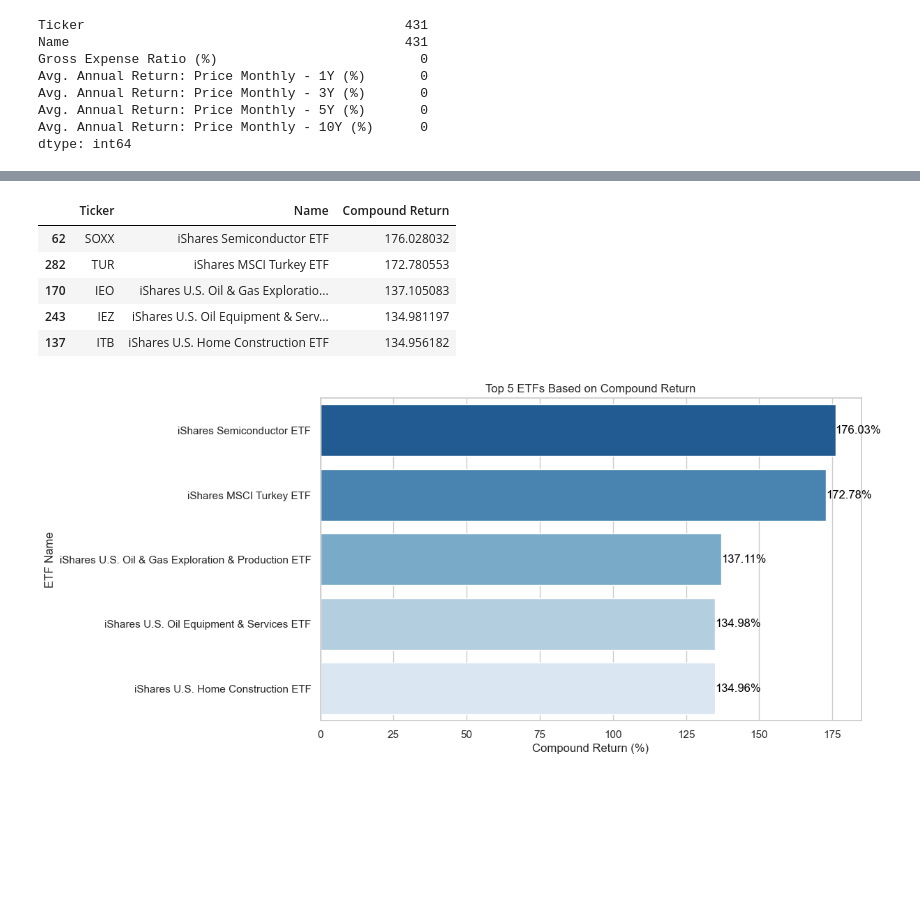
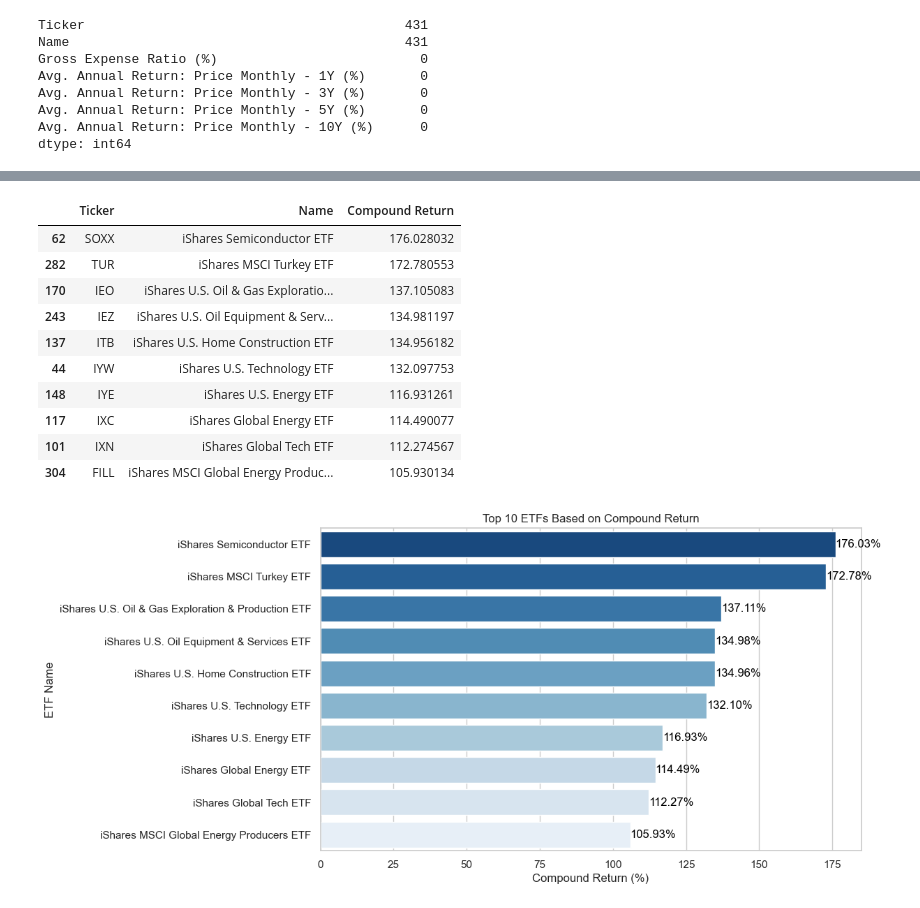
Before and after one commit to FJGM2023015/ML_Stocks_Project, a Jupyter notebook: ML_Stocks_Project.ipynb, the cells around one changed output, grey strips where cells are left out. Cells and saved outputs as stored; diff of their text form; code cells hidden in the pictures; blank space fills up the shorter version.

```diff
--- a/ML_Stocks_Project.ipynb
+++ b/ML_Stocks_Project.ipynb
@@ -326,9 +326,9 @@ df_selected['Compound Return'] = (
     (1 + df_selected["Avg. Annual Return: Price Monthly - 10Y (%)"]/1000)**10 - 1
 ) * 100
 
-# Top 5 ETFs with compound return
-top_5_compound = df_selected.sort_values(by='Compound Return', ascending=False).head(5)
-top_5_compound[['Ticker', 'Name', 'Compound Return']]
+# Top 10 ETFs with compound return
+top_10_compound = df_selected.sort_values(by='Compound Return', ascending=False).head(10)
+top_10_compound[['Ticker', 'Name', 'Compound Return']]
 # %% [output]
 |  | Ticker | Name | Compound Return |
 | 62 | SOXX | iShares Semiconductor ETF | 176.028032 |
@@ -336,20 +336,25 @@ top_5_compound[['Ticker', 'Name', 'Compound Return']]
 | 170 | IEO | iShares U.S. Oil & Gas Exploratio... | 137.105083 |
 | 243 | IEZ | iShares U.S. Oil Equipment & Serv... | 134.981197 |
 | 137 | ITB | iShares U.S. Home Construction ETF | 134.956182 |
+| 44 | IYW | iShares U.S. Technology ETF | 132.097753 |
+| 148 | IYE | iShares U.S. Energy ETF | 116.931261 |
+| 117 | IXC | iShares Global Energy ETF | 114.490077 |
+| 101 | IXN | iShares Global Tech ETF | 112.274567 |
+| 304 | FILL | iShares MSCI Global Energy Produc... | 105.930134 |
 # %%
 # Barplot
 sns.set(style="whitegrid")
 
 plt.figure(figsize=(10, 6))
-bar_plot = sns.barplot(x='Compound Return', y='Name', data=top_5_compound, palette='Blues_r')
+bar_plot = sns.barplot(x='Compound Return', y='Name', data=top_10_compound, palette='Blues_r')
 
-for index, value in enumerate(top_5_compound['Compound Return']):
+for index, value in enumerate(top_10_compound['Compound Return']):
     plt.text(value, index, f'{value:.2f}%', color='black', ha="left", va="center")
 
-plt.title('Top 5 ETFs Based on Compound Return')
+plt.title('Top 10 ETFs Based on Compound Return')
 plt.xlabel('Compound Return (%)')
 plt.ylabel('ETF Name')
 
 plt.show()
 # %% [output]
-[figure, old version]
+[figure, new version]
```
Also changed, not shown: parts of 4 cells of this notebook.
